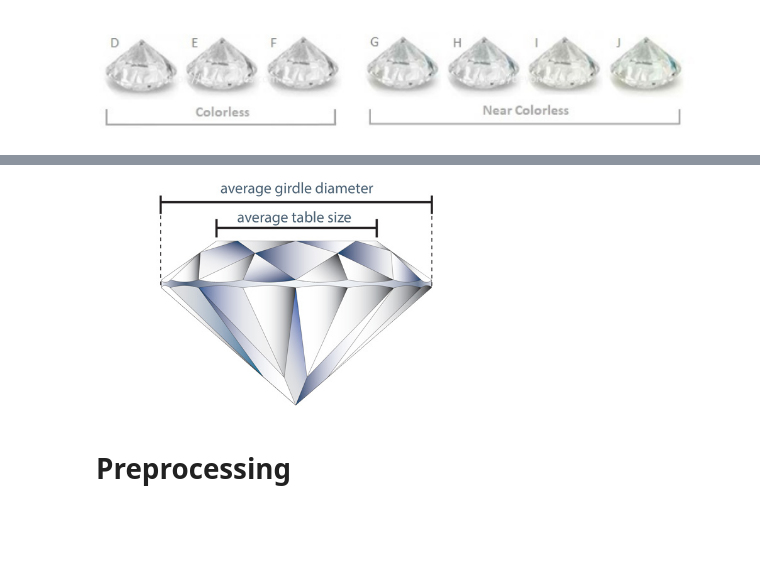
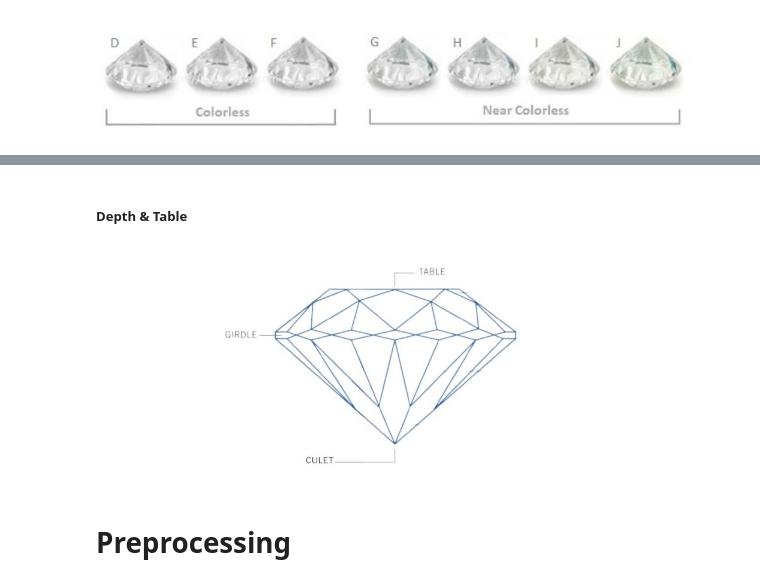
Before and after one commit to mehmetkadri/gemstone, a Jupyter notebook: final.ipynb, the cells around one changed output, grey strips where cells are left out. Cells and saved outputs as stored; diff of their text form; code cells hidden in the pictures; blank space fills up the shorter version.

```diff
--- a/final.ipynb
+++ b/final.ipynb
@@ -83,7 +123,15 @@ Image(filename='./dictionary/clarity_chart.jpg', width=300)
-# %%
-Image(filename='./dictionary/size_chart.jpg', width=400)
-# %% [output]
-[figure, removed]
+# %% [markdown]
+##### Depth & Table
+# %%
+Image(filename='./dictionary/chart_size.jpg', width=600)
+
+################################ P.S. #######################################
+# Values of following columns in the dataset are calculated as:             #
+# [Depth] = [ Height("Culet-Table Distance") / Girdle Diameter ] as percent #
+# [Table] = [ Table Diameter / Girdle Diameter ] as percent                 #
+#############################################################################
+# %% [output]
+[figure, added]
 # %% [markdown]
 # Preprocessing
 # %% [markdown]
```
Also changed, not shown: parts of 17 cells of this notebook, 10 other files.
